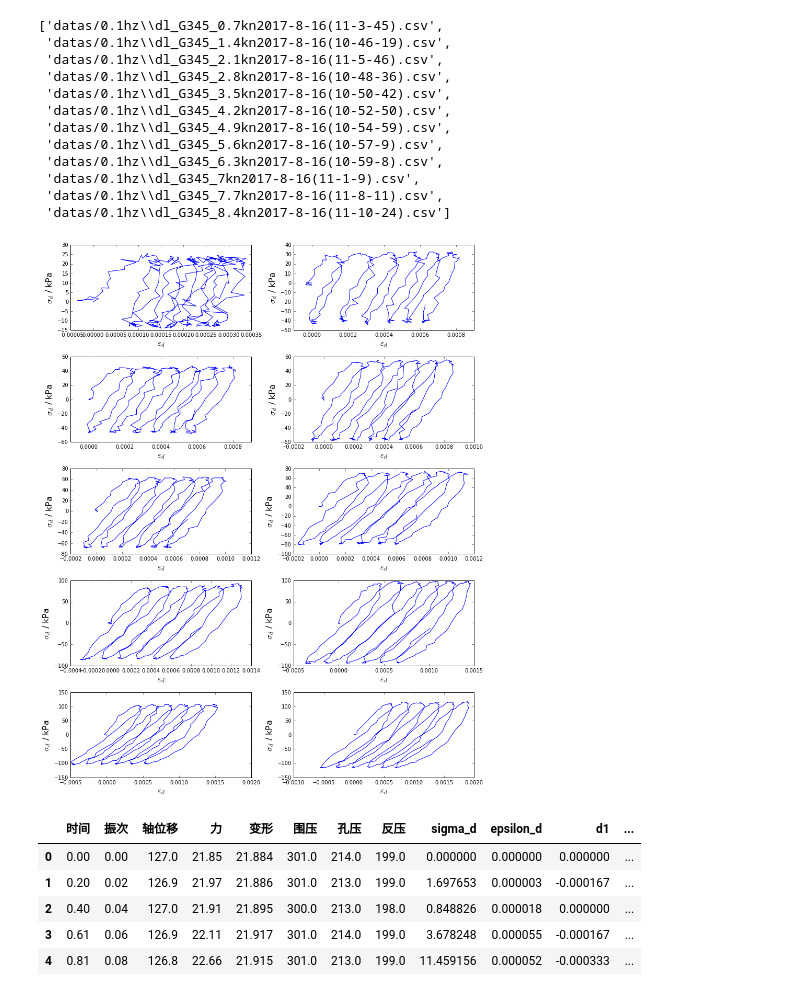
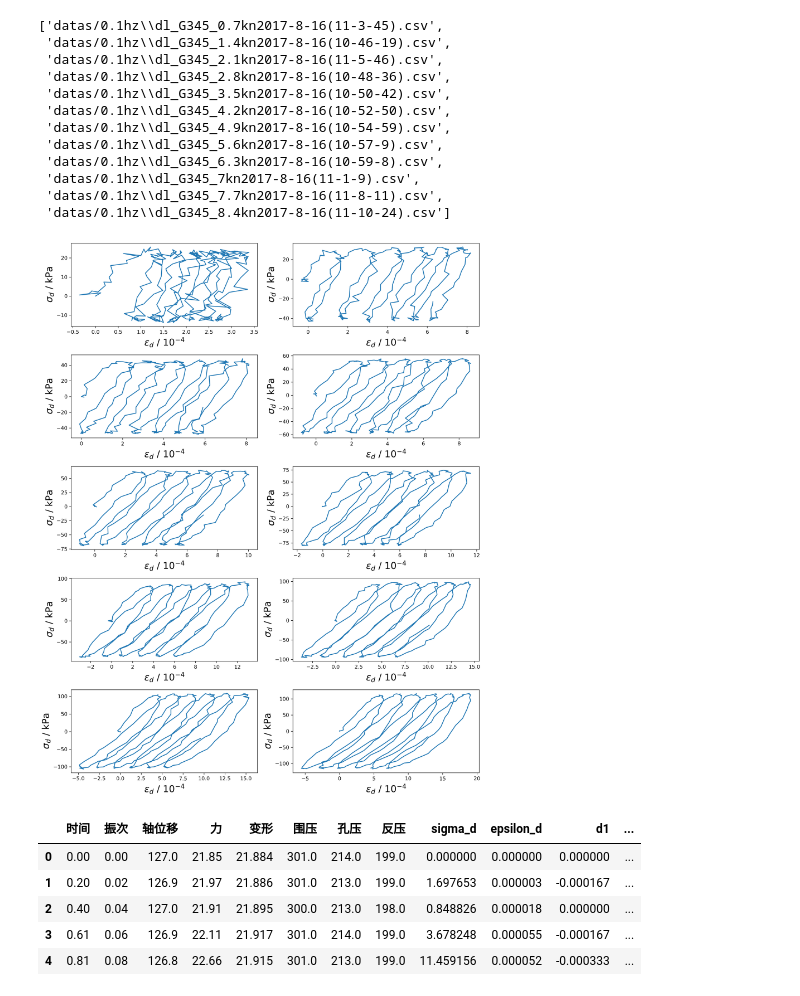
Before and after one commit to FryeT/dongli, a Jupyter notebook: dl_G345/dl_G345.ipynb, the cells around one changed output. Drawn from its saved outputs; the diff is of its cells as text; code cells hidden in the pictures.

Commit message:
change plot to adjust theses

```diff
--- a/dl_G345/dl_G345.ipynb
+++ b/dl_G345/dl_G345.ipynb
@@ -29,21 +29,21 @@ g345files
 # %%
 plt.figure(figsize=(12,15), dpi=300)
 #plt.suptitle('G345 loops', fontsize=22)
 df = pd.read_csv(g345files[1], encoding='gb2312')
 plt.subplot(5, 2, 1)
-plt.plot(df['epsilon_d'][:301], df['sigma_d'][:301])
-plt.xlabel(r'$\varepsilon_d$', fontsize=16)
-plt.ylabel(r'$\sigma_d$ / kPa', fontsize=16)
+plt.plot(df['epsilon_d'][:301]*1e4, df['sigma_d'][:301])
+plt.xlabel(r'$\varepsilon_d$ / $10^{-4}$', fontsize=18)
+plt.ylabel(r'$\sigma_d$ / kPa', fontsize=18)
 for i, f in enumerate(g345files[3:]):
     df = pd.read_csv(f, encoding='gb2312')
     plt.subplot(5, 2, i+2)
-    plt.plot(df['epsilon_d'][:301], df['sigma_d'][:301])
-    plt.xlabel(r'$\varepsilon_d$', fontsize=16)
-    plt.ylabel(r'$\sigma_d$ / kPa', fontsize=16)
+    plt.plot(df['epsilon_d'][:301]*1e4, df['sigma_d'][:301])
+    plt.xlabel(r'$\varepsilon_d$ / $10^{-4}$', fontsize=18)
+    plt.ylabel(r'$\sigma_d$ / kPa', fontsize=18)
 plt.tight_layout()
 plt.savefig('figs/g345_loops.png')
 # %% [output]
-[figure, old version]
+[figure, new version]
 # %%
 f = g345files[-1]
 df = pd.read_csv(f, encoding='gb2312')
```
Also changed, not shown: parts of 2 cells of this notebook, 13 other files.
